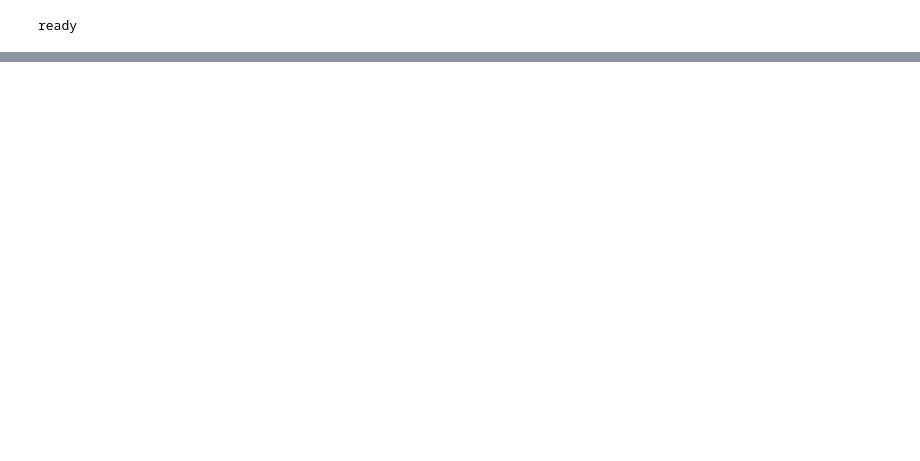
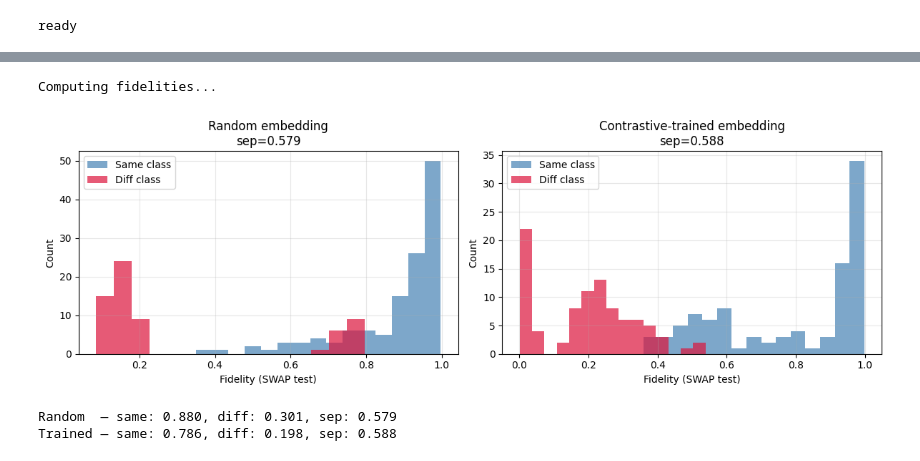
Before and after one commit to SZS001SSS/GSoC-2026-QMLHEP, a Jupyter notebook: Specific_Task_QMLHEP6/qmlhep6_evaluation.ipynb, the cells around one changed output, grey strips where cells are left out. Saved outputs shown, nothing was run; the diff lists cells and outputs as text; code cells hidden in the pictures; blank space fills up the shorter version.

Commit message:
Rewrite QMLHEP6: proper SWAP test circuit for fidelity measurement

```diff
--- a/Specific_Task_QMLHEP6/qmlhep6_evaluation.ipynb
+++ b/Specific_Task_QMLHEP6/qmlhep6_evaluation.ipynb
@@ -93,0 +61,12 @@ def contrastive_loss(states, labels, margin=0.3):
+# %%
+N_QUBITS = 4
+N_LAYERS = 2
+
+def embedding_layer(x, params, wires):
+    qml.AngleEmbedding(x, wires=wires)
+    for l in range(N_LAYERS):
+        for qi, w in enumerate(wires):
+            qml.RY(params[l, qi, 0], wires=w)
+            qml.RZ(params[l, qi, 1], wires=w)
+        for qi in range(len(wires) - 1):
+            qml.CNOT(wires=[wires[qi], wires[qi + 1]])
@@ -272,0 +166,51 @@ The main limitation here is that we're computing fidelity directly from state ve
+# %%
+init_params = torch.tensor(
+    np.random.uniform(0, 2*np.pi, (N_LAYERS, N_QUBITS, 2)), dtype=torch.float64
+)
+
+def get_fidelities(p, n_pairs=40):
+    same, diff = [], []
+    X_e = torch.tensor(X_te, dtype=torch.float64)
+    y_e = torch.tensor(y_te)
+    indices = torch.randperm(len(X_e))[:20]
+    Xs, ys = X_e[indices], y_e[indices]
+    with torch.no_grad():
+        for i in range(len(Xs)):
+            for j in range(i + 1, len(Xs)):
+                F = fidelity_from_swap_test(Xs[i], Xs[j], p).item()
+                if ys[i] == ys[j]:
+                    same.append(F)
+                else:
+                    diff.append(F)
+    return same, diff
+
+print('Computing fidelities...')
+same_init, diff_init = get_fidelities(init_params)
+same_trained, diff_trained = get_fidelities(learned_params)
+
+fig, axes = plt.subplots(1, 2, figsize=(12, 4))
+
+for ax, same, diff, title in [
+    (axes[0], same_init,    diff_init,    'Random embedding'),
+    (axes[1], same_trained, diff_trained, 'Contrastive-trained embedding'),
+]:
+    ax.hist(same, bins=15, alpha=0.7, label='Same class', color='steelblue')
+    ax.hist(diff, bins=15, alpha=0.7, label='Diff class', color='crimson')
+    ax.set_xlabel('Fidelity (SWAP test)')
+    ax.set_ylabel('Count')
+    ax.set_title(title)
+    ax.legend()
+    ax.grid(alpha=0.3)
+    mean_sep = np.mean(same) - np.mean(diff)
+    ax.set_title(f'{title}\nsep={mean_sep:.3f}')
+
+plt.tight_layout()
+plt.show()
+
+print(f'Random  — same: {np.mean(same_init):.3f}, diff: {np.mean(diff_init):.3f}, sep: {np.mean(same_init)-np.mean(diff_init):.3f}')
+print(f'Trained — same: {np.mean(same_trained):.3f}, diff: {np.mean(diff_trained):.3f}, sep: {np.mean(same_trained)-np.mean(diff_trained):.3f}')
+# %% [output]
+Computing fidelities...
+[figure, added]
+Random  — same: 0.880, diff: 0.301, sep: 0.579
+Trained — same: 0.786, diff: 0.198, sep: 0.588
```
Also changed, not shown: parts of 20 cells of this notebook.
